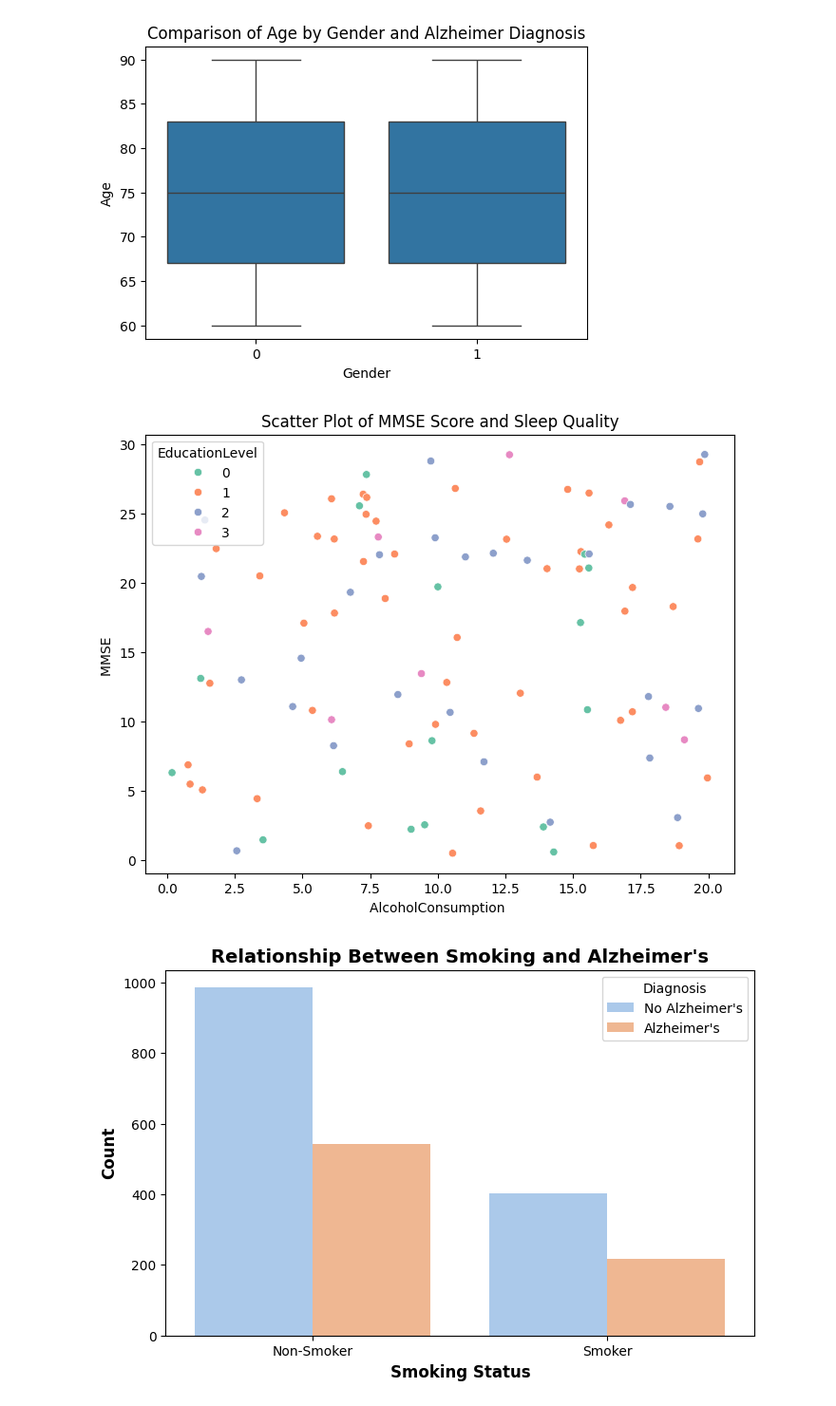
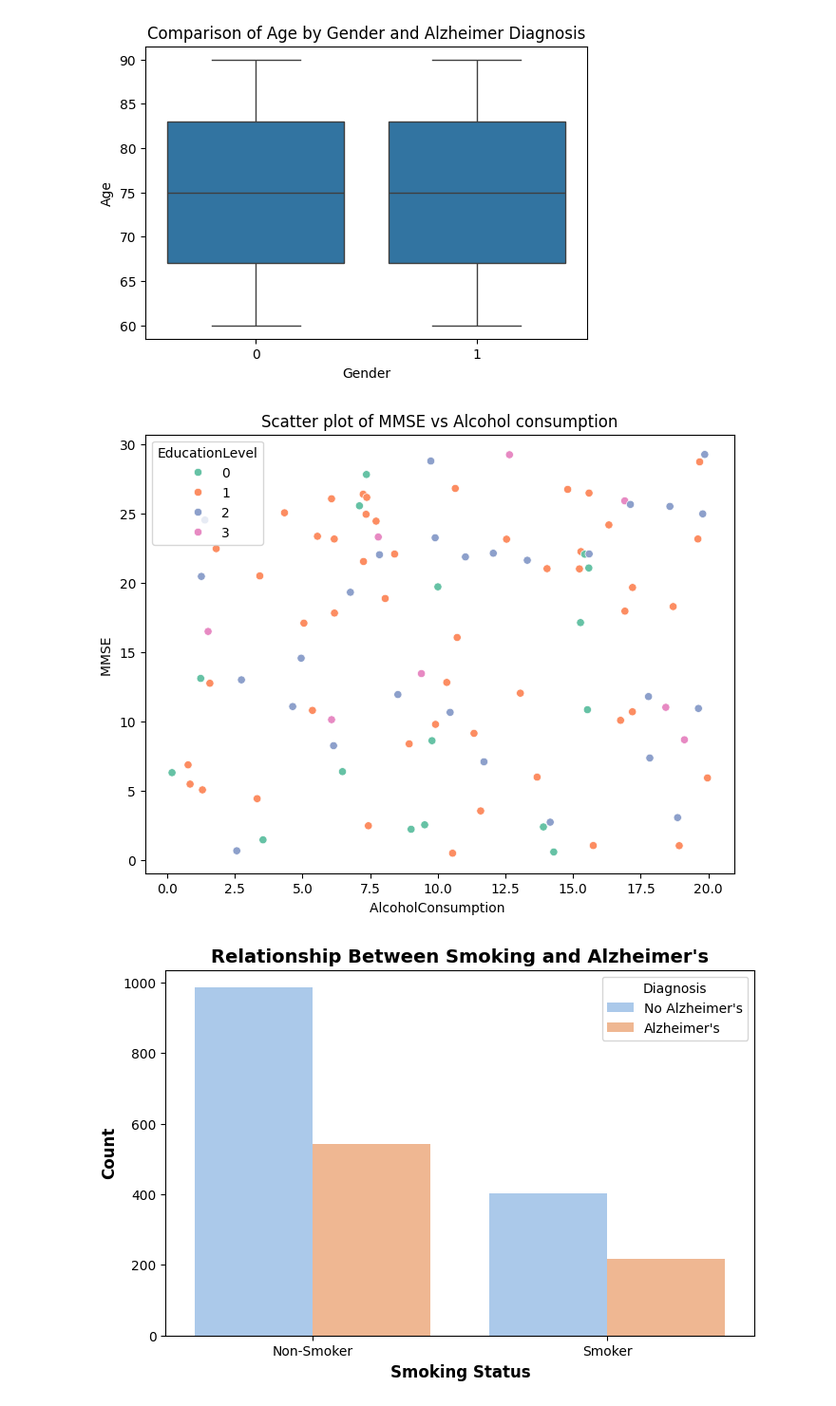
Before and after one commit to leen204/mining-project, a Jupyter notebook: DATA MINING NOTEBOOK.ipynb, the cells around one changed output. Shown at 95% size. Saved outputs shown, nothing was run; the diff lists cells and outputs as text; code cells hidden in the pictures.

```diff
--- a/DATA MINING NOTEBOOK.ipynb
+++ b/DATA MINING NOTEBOOK.ipynb
@@ -148,18 +157,18 @@ plt.show()
 # %%
 import seaborn as sns
 import matplotlib.pyplot as plt
 
 
 plt.figure(figsize=(8, 6))
 sns.scatterplot(data=strat_sample, x='AlcoholConsumption', y='MMSE' , hue='EducationLevel', palette='Set2')
 
 
-plt.title('Scatter Plot of MMSE Score and Sleep Quality')
+plt.title('Scatter plot of MMSE vs Alcohol consumption')
 plt.xlabel('AlcoholConsumption ')
 plt.ylabel('MMSE ')
 plt.show()
 # %% [output]
-[figure, old version]
+[figure, new version]
 # %%
 import seaborn as sns
 df = pd.read_csv('alzheimers_disease_data.csv')
```
Also changed, not shown: parts of 8 cells of this notebook.
